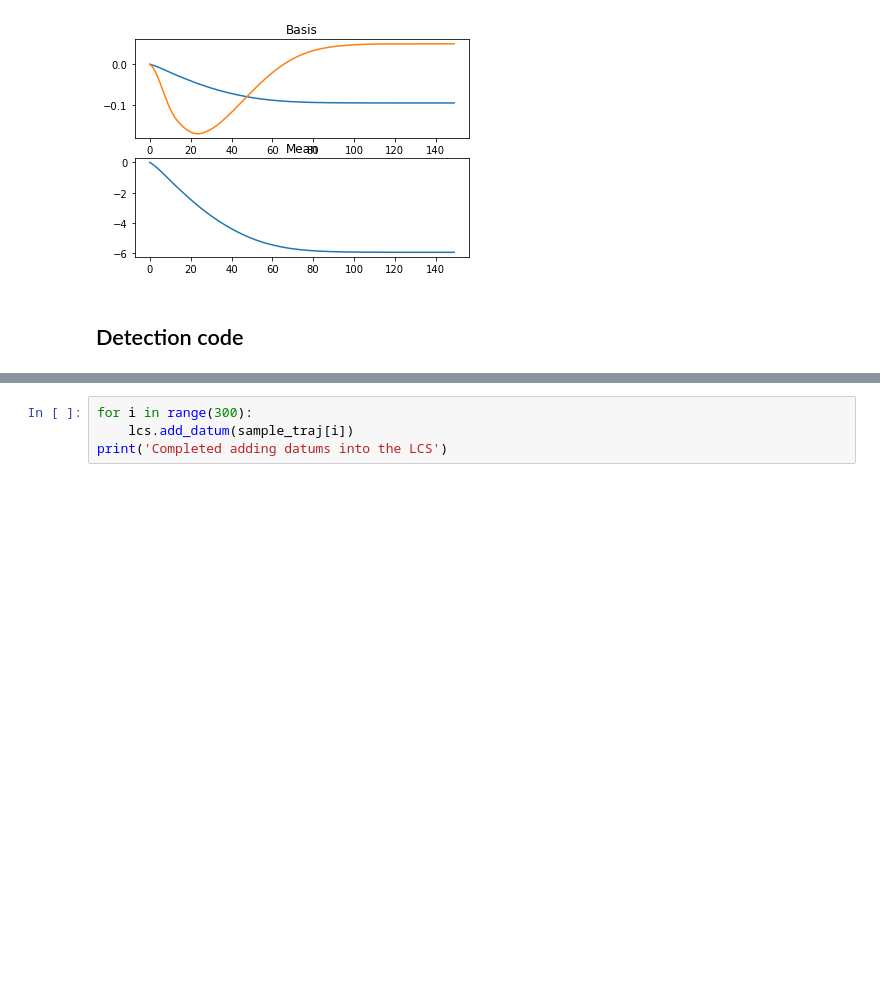
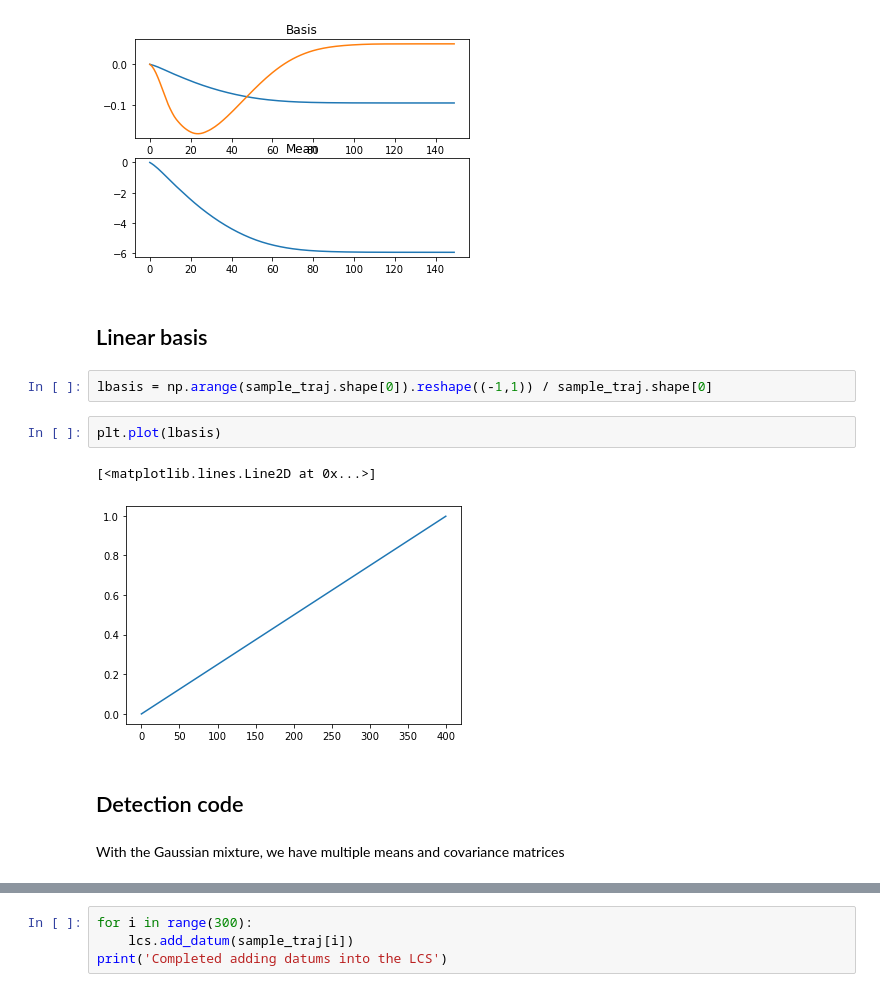
Before and after one commit to thinhhoang95/anomaly-detection-ngsim2, a Jupyter notebook: lanechange/lcsps_test_3.ipynb, the cells around one changed output, grey strips where cells are left out. Cells and saved outputs as stored; diff of their text form; blank space fills up the shorter version.

```diff
--- a/lanechange/lcsps_test_3.ipynb
+++ b/lanechange/lcsps_test_3.ipynb
@@ -51,6 +52,17 @@ plt.title('Mean')
 # %% [output]
 Text(0.5, 1.0, 'Mean')
 [figure]
+# %% [markdown]
+## Linear basis
+# %%
+lbasis = np.arange(sample_traj.shape[0]).reshape((-1,1)) / sample_traj.shape[0]
+# %%
+plt.plot(lbasis)
+# %% [output]
+[<matplotlib.lines.Line2D at 0x...>]
+[figure, added]
 # %% [markdown]
 ## Detection code
+# %% [markdown]
+With the Gaussian mixture, we have multiple means and covariance matrices
 # %%
```
Also changed, not shown: parts of 12 cells of this notebook, 4 other files.
